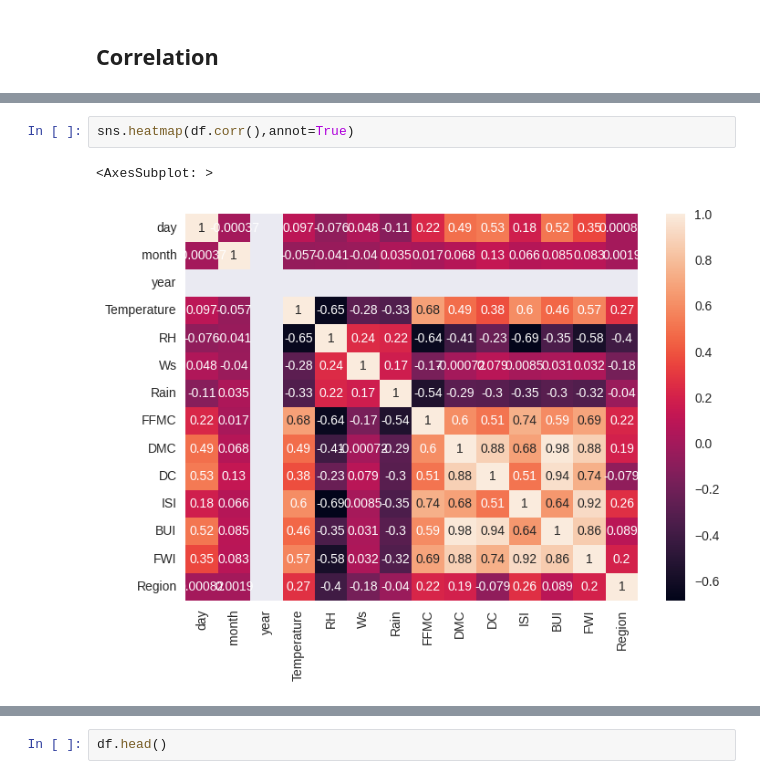
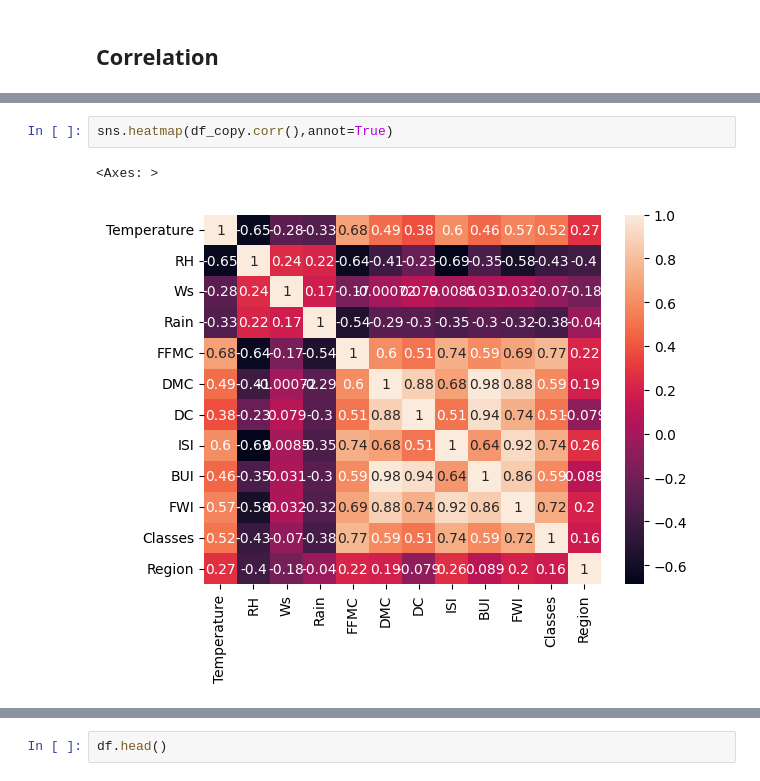
Before and after one commit to ShrmaDhruv/RidgeCV-ALgerian-forest, a Jupyter notebook: notebooks/2.0-EDA And FE Algerian Forest Fires.ipynb, the cells around one changed output, grey strips where cells are left out. Drawn from its saved outputs; the diff is of its cells as text.

```diff
--- a/notebooks/2.0-EDA And FE Algerian Forest Fires.ipynb
+++ b/notebooks/2.0-EDA And FE Algerian Forest Fires.ipynb
@@ -434,10 +434,10 @@ df_copy.corr()
 | Classes | 0.516015 | -0.432161 | -0.069964 | -0.379097 | 0.769492 | 0.585658 | 0.511123 | 0.735197 | 0.586639 | 0.719216 | 1.000000 | ... |
 | Region | 0.269555 | -0.402682 | -0.181160 | -0.040013 | 0.222241 | 0.192089 | -0.078734 | 0.263197 | 0.089408 | 0.197102 | 0.162347 | ... |
 # %%
-sns.heatmap(df.corr(),annot=True)
+sns.heatmap(df_copy.corr(),annot=True)
 # %% [output]
-<AxesSubplot: >
+<Axes: >
-[figure, old version]
+[figure, new version]
 # %%
 ## Box Plots
 sns.boxplot(df['FWI'],color='green')
```
Also changed, not shown: parts of 4 cells of this notebook, 1 other file.
